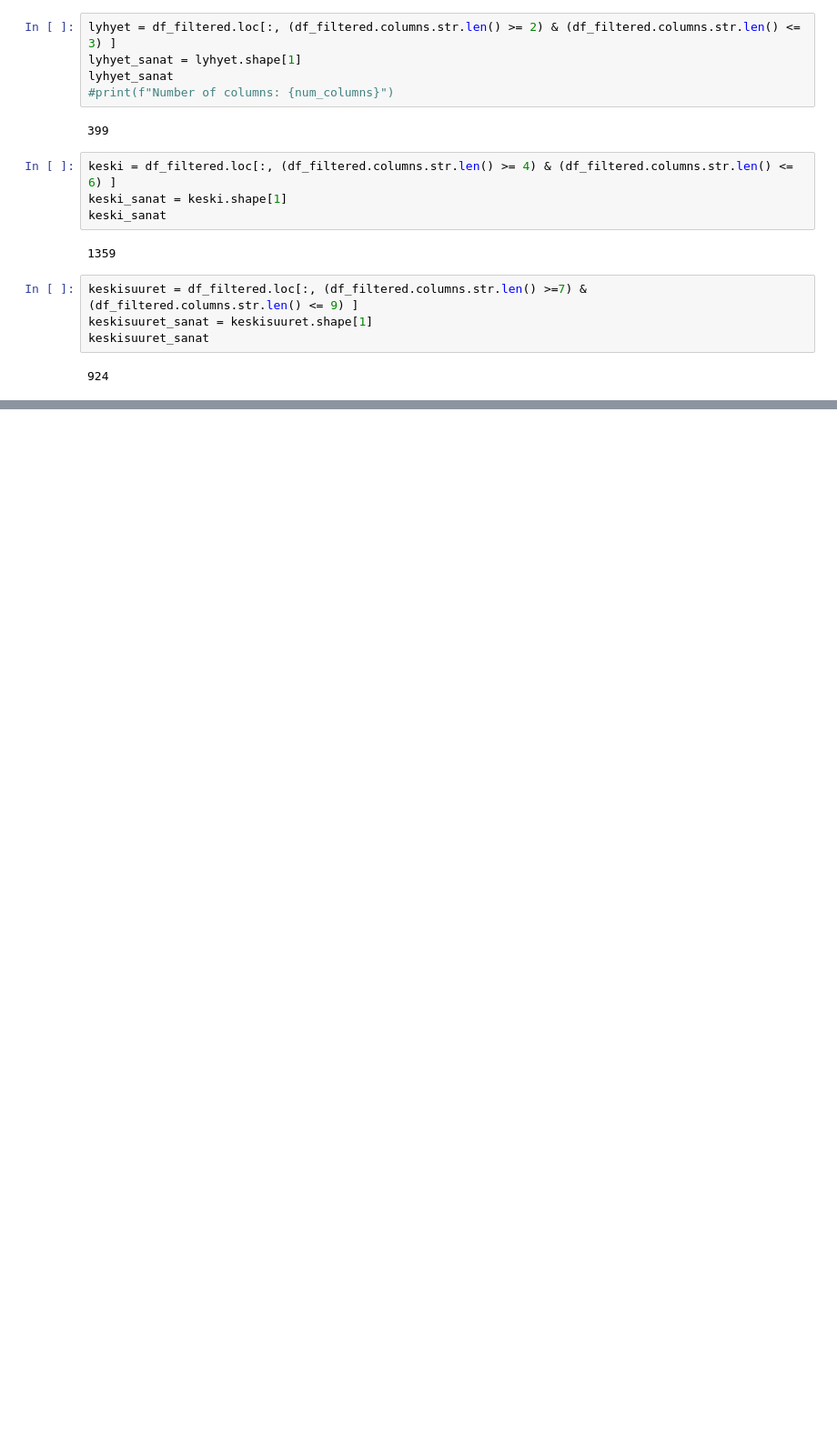
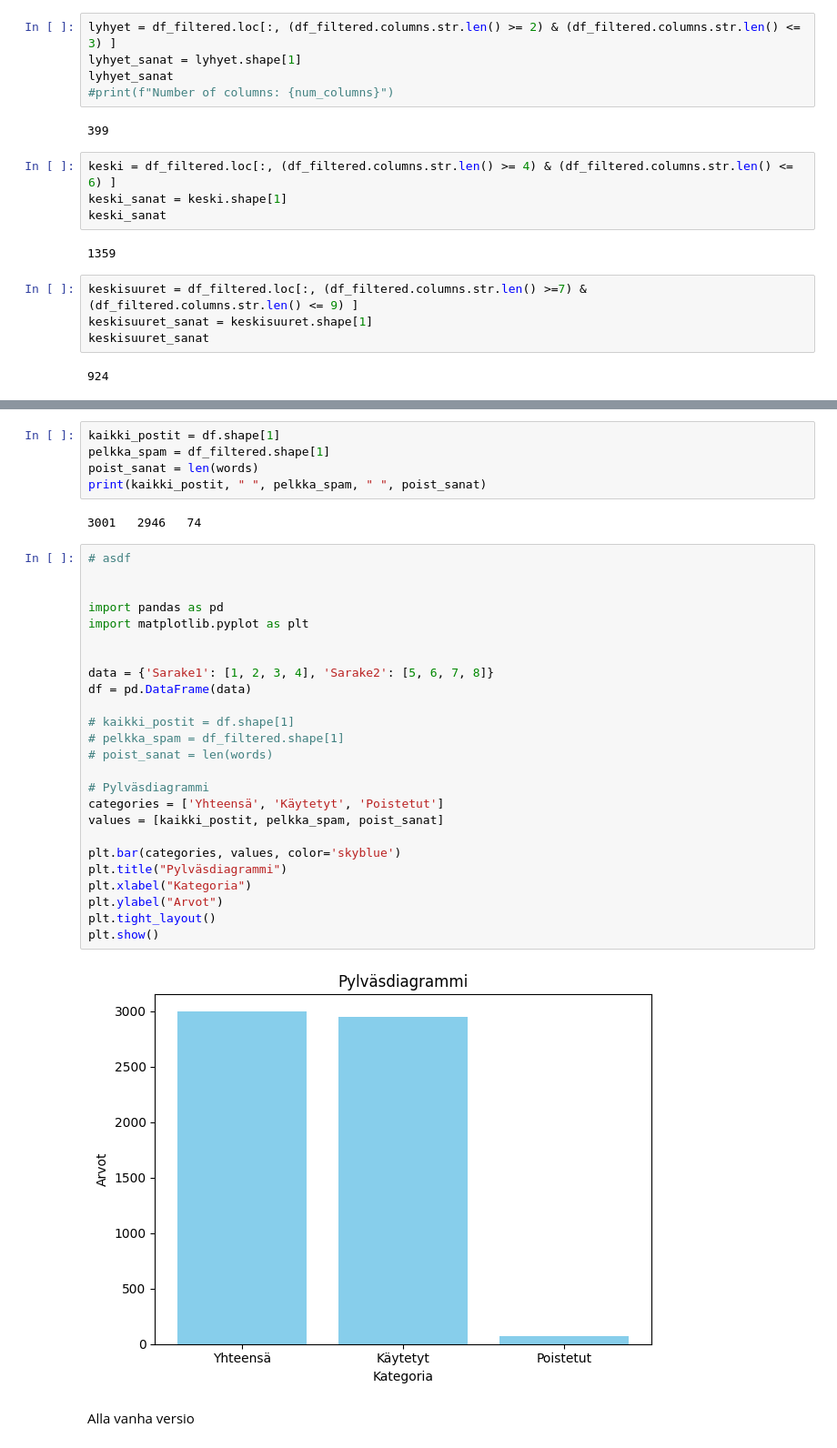
Before and after one commit to T0ntsa/html-css, a Jupyter notebook: dataset_UUSIN.ipynb, the cells around one changed output, grey strips where cells are left out. Shown at 91% size. Drawn from its saved outputs; the diff is of its cells as text; blank space fills up the shorter version.

```diff
--- a/dataset_UUSIN.ipynb
+++ b/dataset_UUSIN.ipynb
@@ -107,0 +231,36 @@ suurimmat_sanat
+# %%
+kaikki_postit = df.shape[1]
+pelkka_spam = df_filtered.shape[1]
+poist_sanat = len(words)
+print(kaikki_postit, " ", pelkka_spam, " ", poist_sanat)
+# %% [output]
+3001   2946   74
+# %%
+# asdf
+
+
+import pandas as pd
+import matplotlib.pyplot as plt
+
+
+data = {'Sarake1': [1, 2, 3, 4], 'Sarake2': [5, 6, 7, 8]}
+df = pd.DataFrame(data)
+
+# kaikki_postit = df.shape[1]
+# pelkka_spam = df_filtered.shape[1]
+# poist_sanat = len(words)
+
+# Pylväsdiagrammi
+categories = ['Yhteensä', 'Käytetyt', 'Poistetut']
+values = [kaikki_postit, pelkka_spam, poist_sanat]
+
+plt.bar(categories, values, color='skyblue')
+plt.title("Pylväsdiagrammi")
+plt.xlabel("Kategoria")
+plt.ylabel("Arvot")
+plt.tight_layout()
+plt.show()
+# %% [output]
+[figure, added]
+# %% [markdown]
+Alla vanha versio
```
Also changed, not shown: parts of 24 cells of this notebook, 1 other file.
